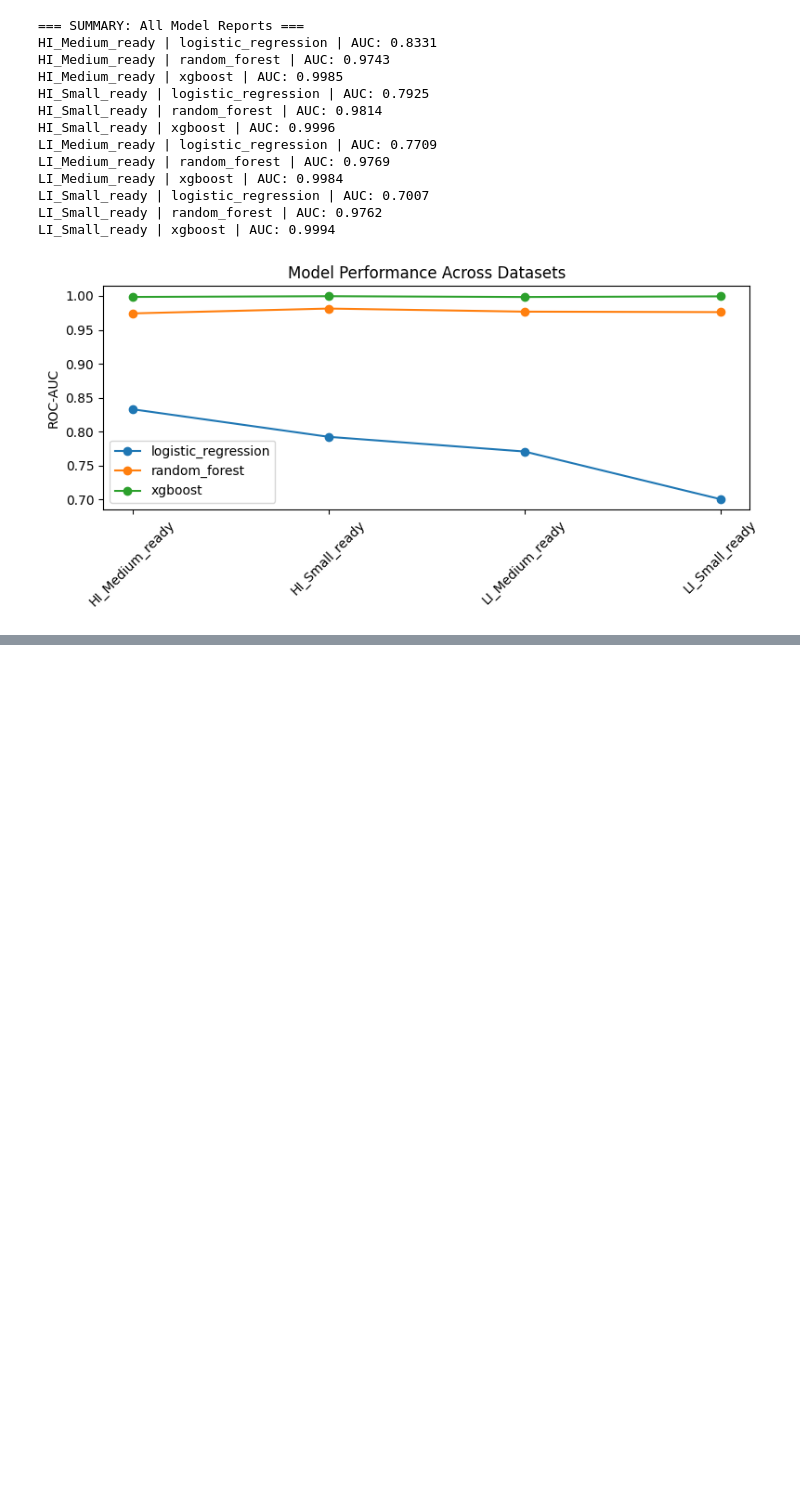
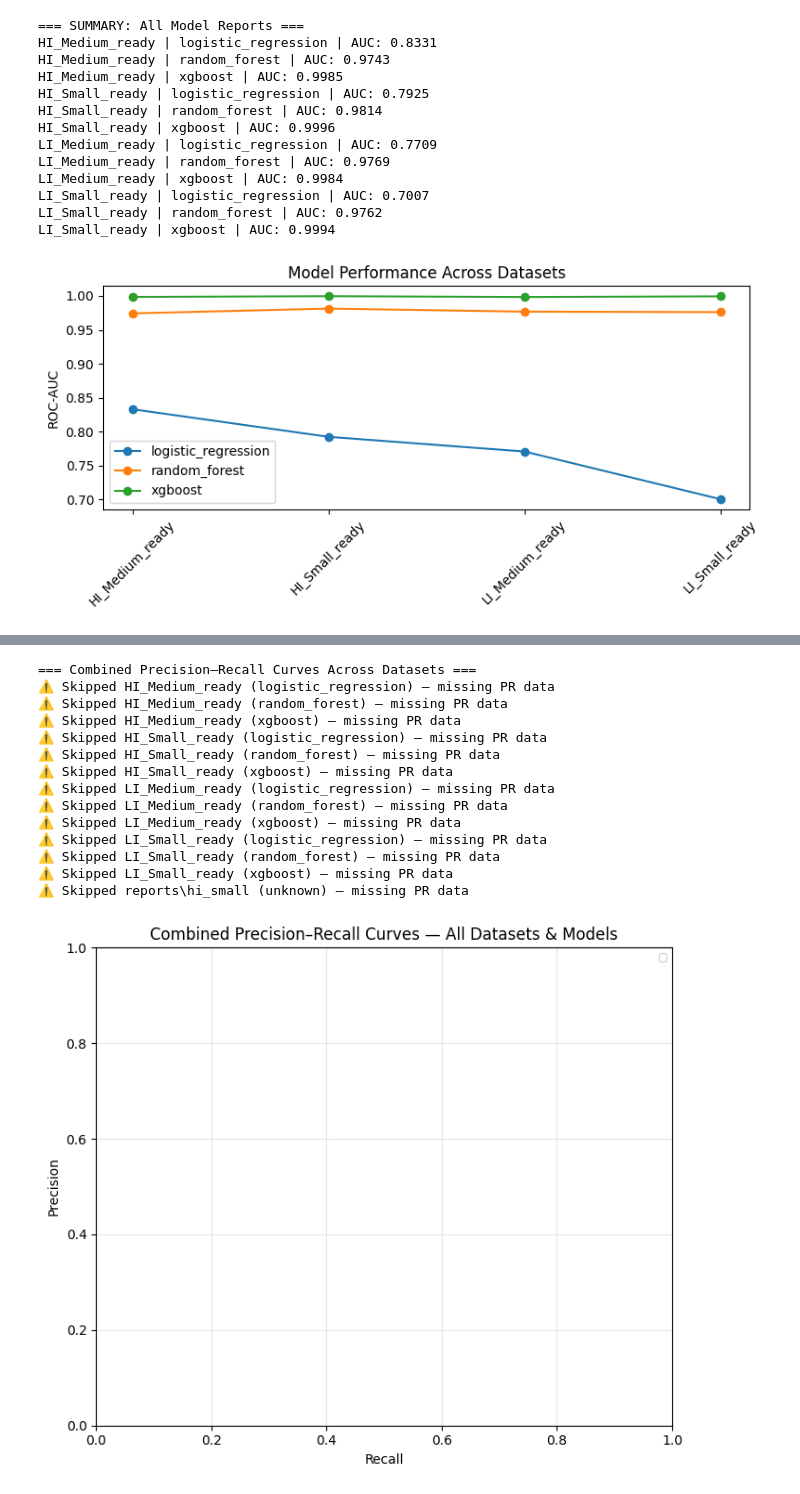
Before and after one commit to mhfahim/FFD_Thesis, a Jupyter notebook: notebooks/03_classical_baseline.ipynb, the cells around one changed output, grey strips where cells are left out. Cells and saved outputs as stored; diff of their text form; code cells hidden in the pictures; blank space fills up the shorter version.

```diff
--- a/notebooks/03_classical_baseline.ipynb
+++ b/notebooks/03_classical_baseline.ipynb
@@ -245,0 +323,49 @@ LI_Small_ready | xgboost | AUC: 0.9994
+# %%
+import json
+from glob import glob
+import matplotlib.pyplot as plt
+from sklearn.metrics import PrecisionRecallDisplay
+
+print("\n=== Combined Precision–Recall Curves Across Datasets ===")
+
+plt.figure(figsize=(7, 6))
+
+for path in sorted(glob("../reports/*metrics.json")):
+    with open(path) as f:
+        metrics = json.load(f)
+        dataset = metrics.get("dataset", path.split("/")[-1].replace("_metrics.json", ""))
+        model = metrics.get("model", "unknown")
+
+        # Ensure y_true and y_pred_proba exist
+        if "y_true" in metrics and "y_pred_proba" in metrics:
+            PrecisionRecallDisplay.from_predictions(
+                metrics["y_true"],
+                metrics["y_pred_proba"],
+                name=f"{dataset} ({model})"
+            )
+        else:
+            print(f"⚠️ Skipped {dataset} ({model}) — missing PR data")
+
+plt.title("Combined Precision–Recall Curves — All Datasets & Models")
+plt.xlabel("Recall")
+plt.ylabel("Precision")
+plt.legend(fontsize=8)
+plt.grid(alpha=0.3)
+plt.tight_layout()
+plt.show()
+# %% [output]
+=== Combined Precision–Recall Curves Across Datasets ===
+⚠️ Skipped HI_Medium_ready (logistic_regression) — missing PR data
+⚠️ Skipped HI_Medium_ready (random_forest) — missing PR data
+⚠️ Skipped HI_Medium_ready (xgboost) — missing PR data
+⚠️ Skipped HI_Small_ready (logistic_regression) — missing PR data
+⚠️ Skipped HI_Small_ready (random_forest) — missing PR data
+⚠️ Skipped HI_Small_ready (xgboost) — missing PR data
+⚠️ Skipped LI_Medium_ready (logistic_regression) — missing PR data
+⚠️ Skipped LI_Medium_ready (random_forest) — missing PR data
+⚠️ Skipped LI_Medium_ready (xgboost) — missing PR data
+⚠️ Skipped LI_Small_ready (logistic_regression) — missing PR data
+⚠️ Skipped LI_Small_ready (random_forest) — missing PR data
+⚠️ Skipped LI_Small_ready (xgboost) — missing PR data
+⚠️ Skipped reports\hi_small (unknown) — missing PR data
+[figure, added]
```
Also changed, not shown: parts of 1 cell of this notebook.
